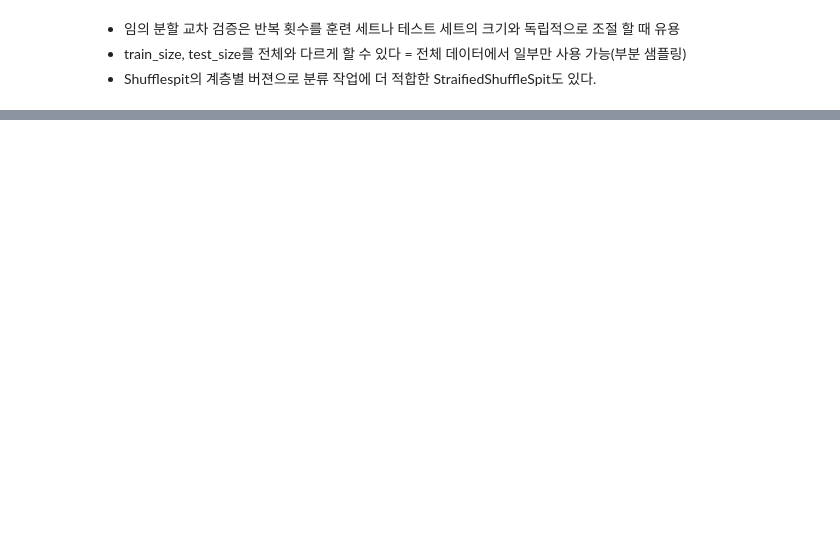
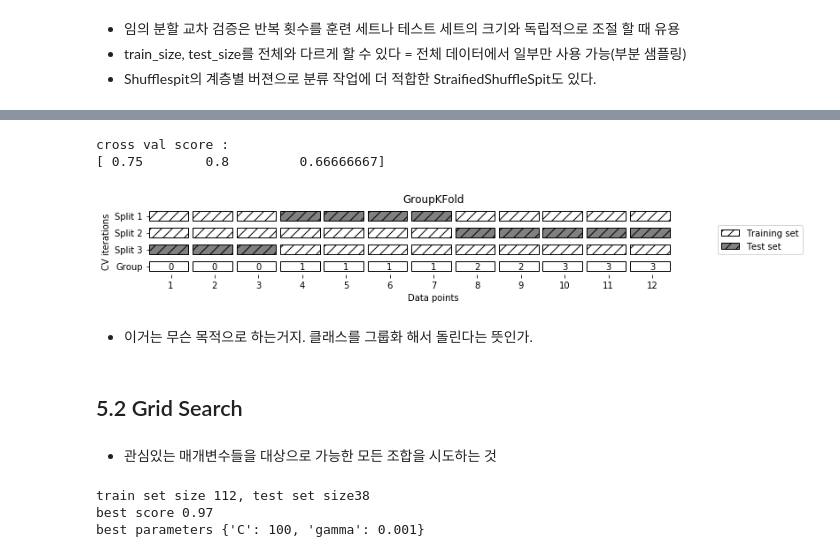
Before and after one commit to homekeeper89/Self_practice, a Jupyter notebook: 0903_Cross_validation_scores.ipynb, the cells around one changed output, grey strips where cells are left out. Cells and saved outputs as stored; diff of their text form; code cells hidden in the pictures; blank space fills up the shorter version.

Commit message:
This is Cross validataion. There are lots validtaion method GridSearchCv is good and useful.

```diff
--- a/0903_Cross_validation_scores.ipynb
+++ b/0903_Cross_validation_scores.ipynb
@@ -162,0 +173,42 @@ cross val score
+# %%
+from sklearn.model_selection import GroupKFold
+X, y = make_blobs(n_samples = 12, random_state = 0)
+groups = [0,0,0,1,1,1,1,2,2,3,3,3]
+# 처음 세개의 샘플은 같은 그룹에 속하고
+# 다음 네개의 샘플이 같다. ???
+scores = cross_val_score(logreg, X, y, groups, cv = GroupKFold(n_splits = 3))
+print ('cross val score : \n{}'.format(scores))
+# %% [output]
+cross val score :
+[ 0.75        0.8         0.66666667]
+# %%
+mglearn.plots.plot_group_kfold()
+# %% [output]
+[figure, added]
+# %% [markdown]
+- 이거는 무슨 목적으로 하는거지. 클래스를 그룹화 해서 돌린다는 뜻인가.
+# %% [markdown]
+## 5.2 Grid Search
+# %% [markdown]
+- 관심있는 매개변수들을 대상으로 가능한 모든 조합을 시도하는 것
+# %%
+from sklearn.svm import SVC
+X_train,X_test, y_train, y_test = train_test_split(iris.data, iris.target, random_state = 0)
+print ('train set size {}, test set size{}'.format(X_train.shape[0], X_test.shape[0]))
+
+best_score = 0
+
+for gamma in [0.001,0.01, 0.1, 1, 10, 100]:
+    for C in [0.001, 0.01, 0.1, 1, 10, 100]:
+        svm = SVC(gamma = gamma, C=C)
+        svm.fit(X_train, y_train)
+        score = svm.score(X_test, y_test) # 테스트 세트로 SVC를 평가한다.
+        if score > best_score: # 점수가 더 높으면 업데이트 한다.
+            best_score = score
+            best_parameters = {'C' : C, 'gamma' : gamma}
+print ('best score {:.2f}'.format(best_score))
+print ('best parameters {}'.format(best_parameters))
+# %% [output]
+train set size 112, test set size38
+best score 0.97
+best parameters {'C': 100, 'gamma': 0.001}
```
Also changed, not shown: parts of 55 cells of this notebook.
